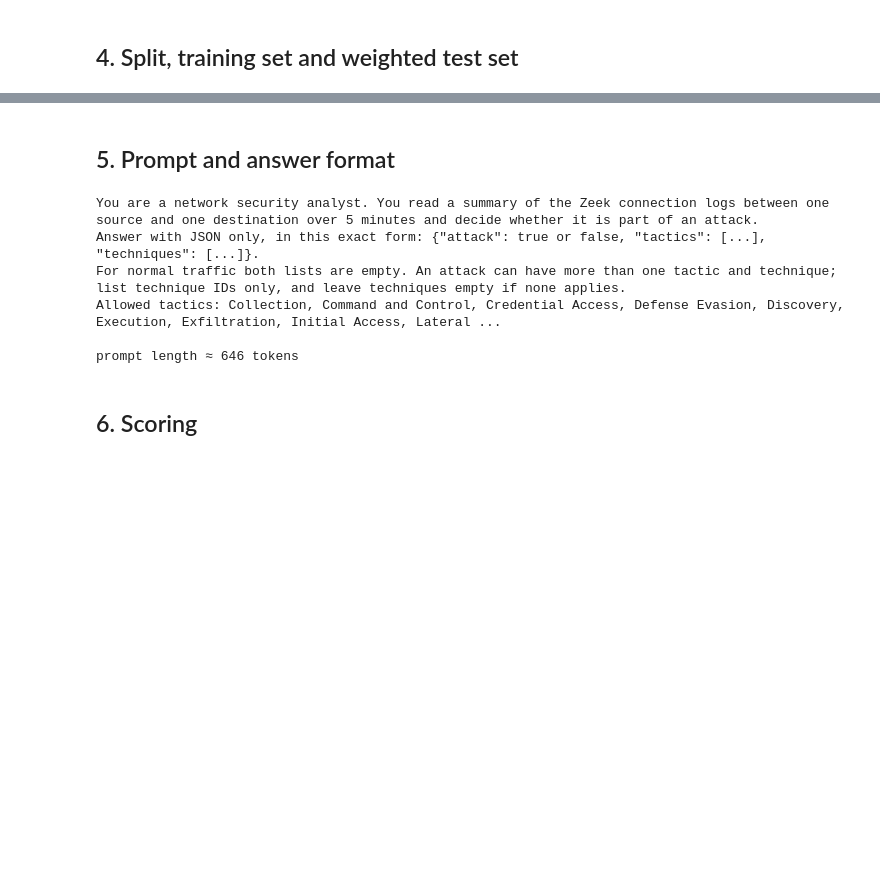
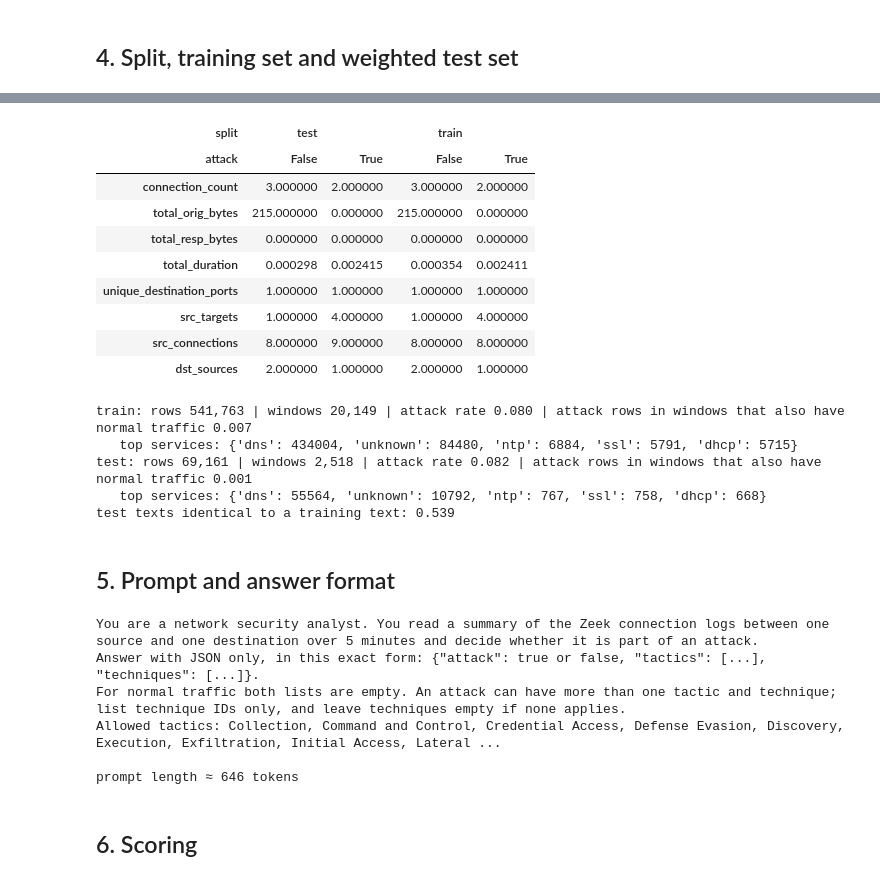
Before and after one commit to aakashvardhan/cyber-threat-detection, a Jupyter notebook: notebooks/fine_tuned_llm/UWF_LLM_Finetune.ipynb, the cells around one changed output, grey strips where cells are left out. Drawn from its saved outputs; the diff is of its cells as text; code cells hidden in the pictures; blank space fills up the shorter version.

```diff
--- a/notebooks/fine_tuned_llm/UWF_LLM_Finetune.ipynb
+++ b/notebooks/fine_tuned_llm/UWF_LLM_Finetune.ipynb
@@ -86,11 +93,34 @@ output: /content/drive/Shareddrives/298B/llm_finetune/leave_one_dataset_out__UWF
 # %% [markdown]
 ## 3. Connections as text
 # %%
-edges = pd.read_parquet(CFG["SOURCE_FILE"])
+import ast
+
+
+def load_edges():
+    if CFG["SPLIT"] != "sai_files":
+        return pd.read_parquet(CFG["SOURCE_FILE"])
+    files = {"train": Path(CFG["SPLIT_DIR"]) / "train_edges.parquet",
+             "validation": Path(CFG["SPLIT_DIR"]) / "validation_edges.parquet", "test": Path(CFG["TEST_FILE"] or ".")}
+    parts = []
+    for split, file in files.items():
+        if split == "test" and not CFG["TEST_FILE"] or not file.exists():
+            assert split == "test", f"missing {file}: copy Sai's split files there or change SPLIT_DIR"
+            print(f"no test file yet ({CFG['TEST_FILE'] or 'TEST_FILE not set'}): training only, scores are run once it is added")
+            continue
+        parts.append(pd.read_parquet(file).assign(split=split))
+    return pd.concat(parts, ignore_index=True)
+
+
+edges = load_edges()
 edges["window_start"] = pd.to_datetime(edges["window_start"])
+counts = edges["connection_count"].to_numpy(dtype=float)
+assert (counts >= 1).all() and np.allclose(counts, np.round(counts)), \
+    "connection counts are not whole numbers: these features look log-transformed or scaled, use the files saved before log1p"
 
 
 def as_list(value):
+    if isinstance(value, str):
+        value = ast.literal_eval(value) if value.strip().startswith("[") else [value] if value.strip() else []
     if value is None or (isinstance(value, float) and np.isnan(value)):
         return []
     return sorted(str(v) for v in value)
@@ -102,7 +132,7 @@ edges["attack"] = edges["binary_target"].astype(int) == 1
 edges["year_group"] = edges["window_start"].dt.year.map({2021: "2021-22", 2022: "2021-22", 2024: "2024", 2025: "2025"})
 
 ## what the source and destination did in the same window (the context the GNN gets from its graph)
-window_key = ["capture", "window_start"]
+window_key = [c for c in ["capture", "split"] if c in edges] + ["window_start"]
 src_stats = edges.groupby(window_key + ["src_ip_zeek"]).agg(
     src_targets=("dest_ip_zeek", "nunique"), src_connections=("connection_count", "sum"),
     src_ports=("unique_destination_ports", "sum"))
@@ -152,7 +182,8 @@ edges["answer"] = [answer_json(r) for r in edges.to_dict("records")]
 edges["combo"] = np.where(edges["attack"],
                           [("T:" + ",".join(t)) if t else ("tactic-only:" + ",".join(a)) for t, a in zip(edges.techniques, edges.tactics)],
                           "normal")
-print(f"{len(edges):,} connections | attacks: {int(edges.attack.sum()):,} | datasets: {edges.capture.nunique()}")
+print(f"{len(edges):,} connections | attacks: {int(edges.attack.sum()):,}",
+      edges.groupby("split").attack.agg(["size", "sum"]).to_dict("index") if "split" in edges else f"| datasets: {edges.capture.nunique()}")
 print("\nExample attack:\n" + edges.loc[edges.attack].iloc[0]["text"] + "\n→ " + edges.loc[edges.attack].iloc[0]["answer"])
 print("\nExample normal:\n" + edges.loc[~edges.attack].iloc[0]["text"] + "\n→ " + edges.loc[~edges.attack].iloc[0]["answer"])
 # %% [output]
@@ -245,3 +289,33 @@ attack combinations in training: 48 | techniques in held-out data: ['T1016', 'T1
+# %%
+## compare the synthetic test file with Sai's training file
+feats = ["connection_count", "total_orig_bytes", "total_resp_bytes", "total_duration",
+         "unique_destination_ports", "src_targets", "src_connections", "dst_sources"]
+display(edges[edges.split.isin(["train", "test"])].groupby(["split", "attack"])[feats].median().T)
+
+for split in ["train", "test"]:
+    e = edges[edges.split == split]
+    w = e.groupby("window_start").attack.agg(["min", "max"])
+    mixed = w[(w["min"] == 0) & (w["max"] == 1)].index
+    print(f"{split}: rows {len(e):,} | windows {e.window_start.nunique():,} | attack rate {e.attack.mean():.3f}"
+          f" | attack rows in windows that also have normal traffic {e[e.attack & e.window_start.isin(mixed)].shape[0] / max(e.attack.sum(), 1):.3f}")
+    print("   top services:", e.most_common_service.value_counts().head(5).to_dict())
+print("test texts identical to a training text:", round(test_set.text.isin(set(train_set.text)).mean(), 3))
+# %% [output]
+| split | test |  | train |  |
+| attack | False | True | False | True |
+| connection_count | 3.000000 | 2.000000 | 3.000000 | 2.000000 |
+| total_orig_bytes | 215.000000 | 0.000000 | 215.000000 | 0.000000 |
+| total_resp_bytes | 0.000000 | 0.000000 | 0.000000 | 0.000000 |
+| total_duration | 0.000298 | 0.002415 | 0.000354 | 0.002411 |
+| unique_destination_ports | 1.000000 | 1.000000 | 1.000000 | 1.000000 |
+| src_targets | 1.000000 | 4.000000 | 1.000000 | 4.000000 |
+| src_connections | 8.000000 | 9.000000 | 8.000000 | 8.000000 |
+| dst_sources | 2.000000 | 1.000000 | 2.000000 | 1.000000 |
+train: rows 541,763 | windows 20,149 | attack rate 0.080 | attack rows in windows that also have normal traffic 0.007
+   top services: {'dns': 434004, 'unknown': 84480, 'ntp': 6884, 'ssl': 5791, 'dhcp': 5715}
+test: rows 69,161 | windows 2,518 | attack rate 0.082 | attack rows in windows that also have normal traffic 0.001
+   top services: {'dns': 55564, 'unknown': 10792, 'ntp': 767, 'ssl': 758, 'dhcp': 668}
+test texts identical to a training text: 0.539
 # %% [markdown]
 ## 5. Prompt and answer format
 # %%
```
Also changed, not shown: parts of 15 cells of this notebook, 1 other file.
